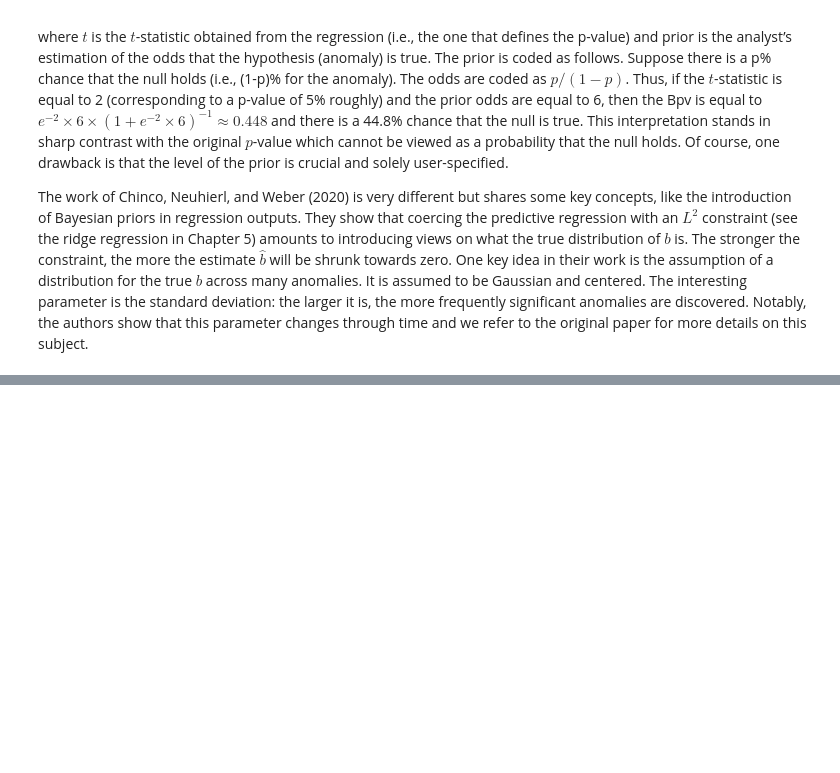
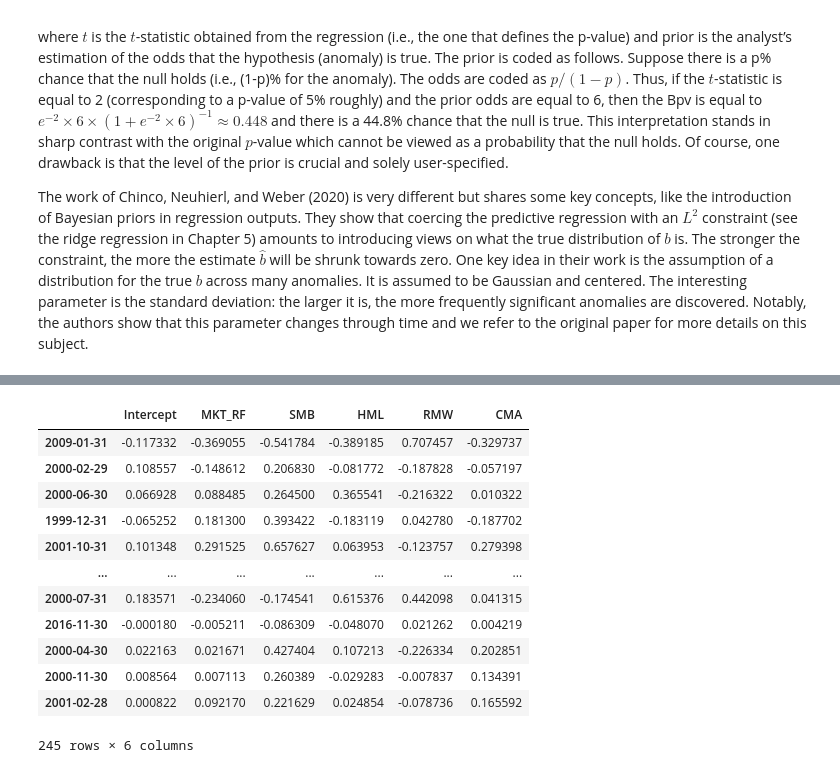
Before and after one commit to ryansdowning/python_mlfactor, a Jupyter notebook: notebooks/Chapter_3_Factor_investing_and_asset_pricing_anomalies.ipynb, the cells around one changed output, grey strips where cells are left out. Cells and saved outputs as stored; diff of their text form; code cells hidden in the pictures; blank space fills up the shorter version.

```diff
--- a/notebooks/Chapter_3_Factor_investing_and_asset_pricing_anomalies.ipynb
+++ b/notebooks/Chapter_3_Factor_investing_and_asset_pricing_anomalies.ipynb
@@ -200,0 +305,24 @@ The work of Chinco, Neuhierl, and Weber (2020) is very different but shares some
+# %%
+# Must rename columns so they do not begin with integer to use in regression
+column_hash = {col: random_string(16) for col in fm_data.columns[5:]}
+fm_data.rename(columns=column_hash, inplace=True)
+
+formulas = [f"{date} ~ MKT_RF + SMB + HML + RMW + CMA" for date in fm_data.columns[5:]]  # Model spec
+models = [smf.ols(formula, data=fm_data).fit() for formula in formulas]  # Call ols(...).fit()
+
+gammas = pd.DataFrame({date: model.params for date, model in zip(column_hash.keys(), models)}).T  # Extract the gammas
+gammas
+# %% [output]
+|  | Intercept | MKT_RF | SMB | HML | RMW | CMA |
+| 2009-01-31 | -0.117332 | -0.369055 | -0.541784 | -0.389185 | 0.707457 | -0.329737 |
+| 2000-02-29 | 0.108557 | -0.148612 | 0.206830 | -0.081772 | -0.187828 | -0.057197 |
+| 2000-06-30 | 0.066928 | 0.088485 | 0.264500 | 0.365541 | -0.216322 | 0.010322 |
+| 1999-12-31 | -0.065252 | 0.181300 | 0.393422 | -0.183119 | 0.042780 | -0.187702 |
+| 2001-10-31 | 0.101348 | 0.291525 | 0.657627 | 0.063953 | -0.123757 | 0.279398 |
+| ... | ... | ... | ... | ... | ... | ... |
+| 2000-07-31 | 0.183571 | -0.234060 | -0.174541 | 0.615376 | 0.442098 | 0.041315 |
+| 2016-11-30 | -0.000180 | -0.005211 | -0.086309 | -0.048070 | 0.021262 | 0.004219 |
+| 2000-04-30 | 0.022163 | 0.021671 | 0.427404 | 0.107213 | -0.226334 | 0.202851 |
+| 2000-11-30 | 0.008564 | 0.007113 | 0.260389 | -0.029283 | -0.007837 | 0.134391 |
+| 2001-02-28 | 0.000822 | 0.092170 | 0.221629 | 0.024854 | -0.078736 | 0.165592 |
+245 rows × 6 columns
```
Also changed, not shown: parts of 15 cells of this notebook.
